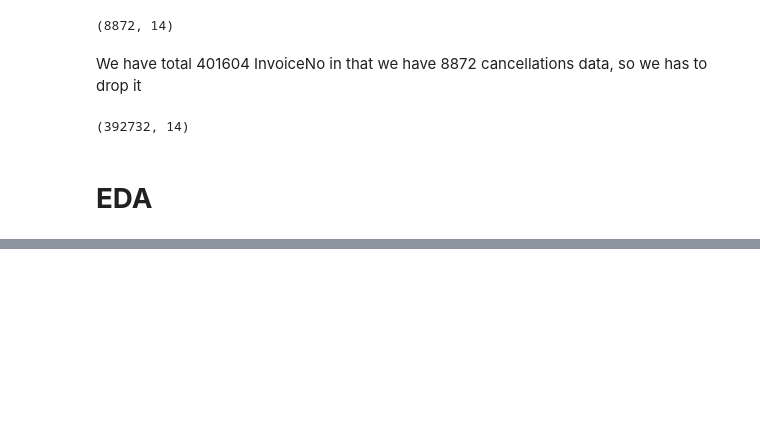
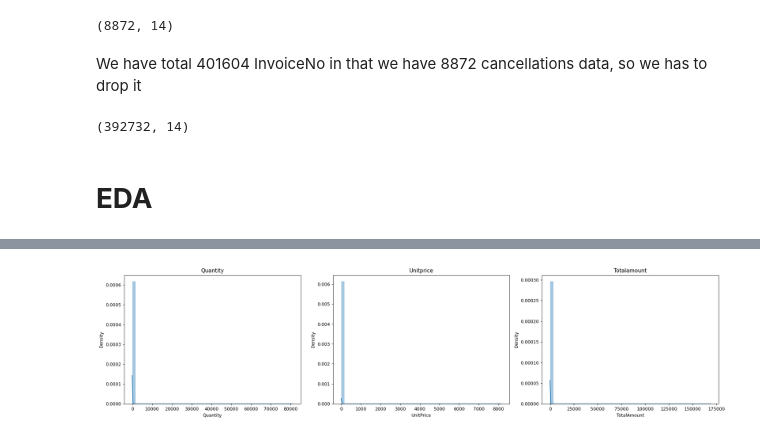
Before and after one commit to prajwalDU/customer-segmentation, a Jupyter notebook: Online_Retail_Customer_Segmentation_Capstone_Project.ipynb, the cells around one changed output, grey strips where cells are left out. Cells and saved outputs as stored; diff of their text form; code cells hidden in the pictures; blank space fills up the shorter version.

```diff
--- a/Online_Retail_Customer_Segmentation_Capstone_Project.ipynb
+++ b/Online_Retail_Customer_Segmentation_Capstone_Project.ipynb
@@ -198,0 +223,11 @@ dt.shape
+# %%
+# Visulizing the distribution
+column = ['Quantity','UnitPrice','TotalAmount']
+plt.figure(figsize=(20,5), dpi=90)
+for n,col in enumerate(column):
+  plt.subplot(1,3,n+1)
+  sns.distplot(dt[col])
+  plt.title(col.title())
+  plt.tight_layout()
+# %% [output]
+[figure, added]
```
Also changed, not shown: parts of 29 cells of this notebook.
